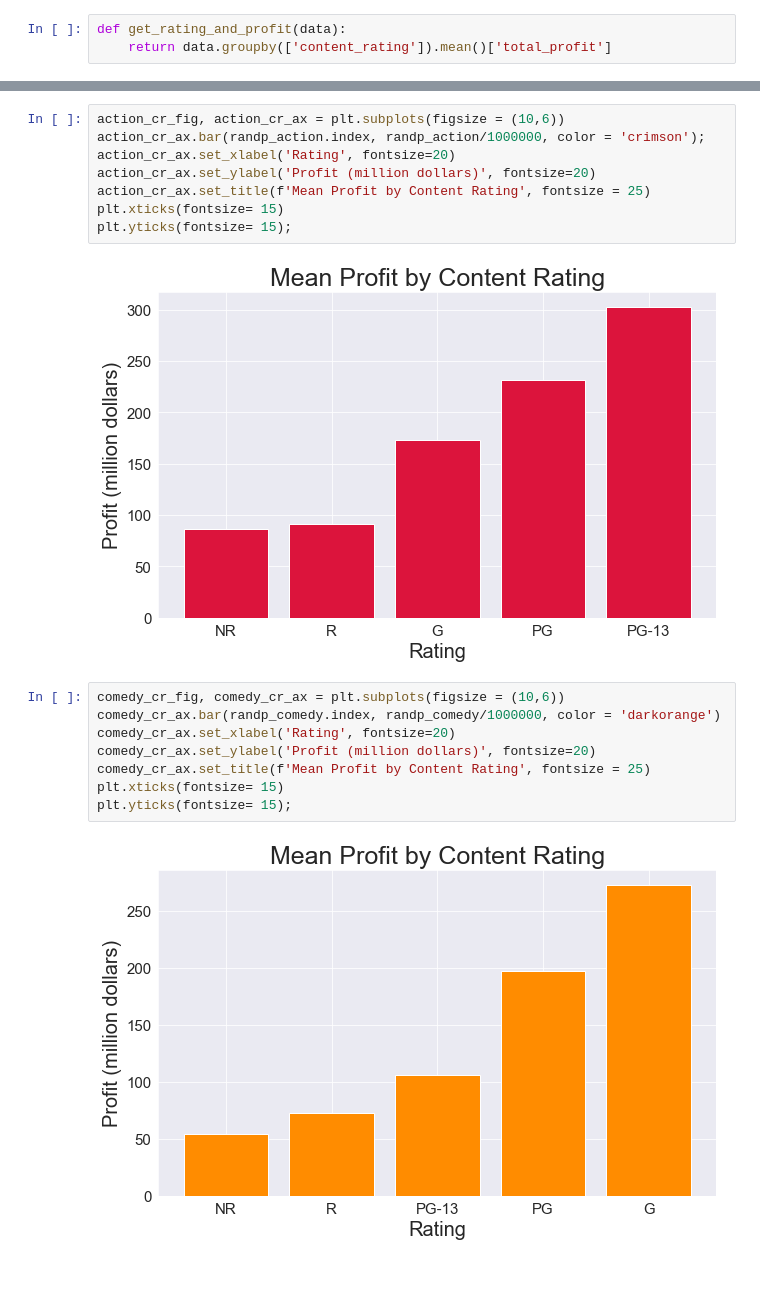
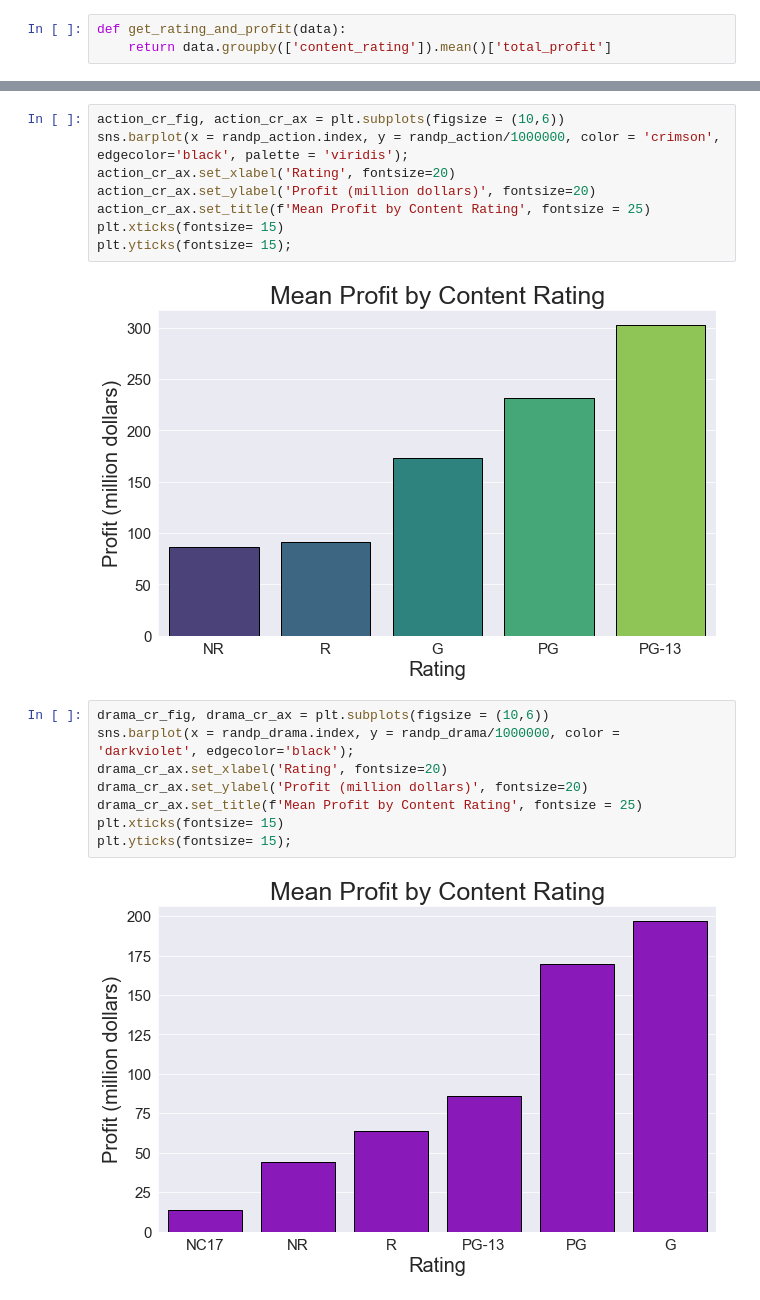
Before and after one commit to kjkahalley/optimal-film-analysis, a Jupyter notebook: master_notebook_kk.ipynb, the cells around one changed output, grey strips where cells are left out. Saved outputs shown, nothing was run; the diff lists cells and outputs as text.

```diff
--- a/master_notebook_kk.ipynb
+++ b/master_notebook_kk.ipynb
@@ -489,20 +502,20 @@ plt.yticks(fontsize= 15);
 # %%
 action_cr_fig, action_cr_ax = plt.subplots(figsize = (10,6))
-action_cr_ax.bar(randp_action.index, randp_action/1000000, color = 'crimson');
+sns.barplot(x = randp_action.index, y = randp_action/1000000, color = 'crimson', edgecolor='black', palette = 'viridis');
 action_cr_ax.set_xlabel('Rating', fontsize=20)
 action_cr_ax.set_ylabel('Profit (million dollars)', fontsize=20)
 action_cr_ax.set_title(f'Mean Profit by Content Rating', fontsize = 25)
 plt.xticks(fontsize= 15)
 plt.yticks(fontsize= 15);
 # %% [output]
-[figure, old version]
+[figure, new version]
 # %%
-comedy_cr_fig, comedy_cr_ax = plt.subplots(figsize = (10,6))
-comedy_cr_ax.bar(randp_comedy.index, randp_comedy/1000000, color = 'darkorange')
-comedy_cr_ax.set_xlabel('Rating', fontsize=20)
-comedy_cr_ax.set_ylabel('Profit (million dollars)', fontsize=20)
-comedy_cr_ax.set_title(f'Mean Profit by Content Rating', fontsize = 25)
+drama_cr_fig, drama_cr_ax = plt.subplots(figsize = (10,6))
+sns.barplot(x = randp_drama.index, y = randp_drama/1000000, color = 'darkviolet', edgecolor='black');
+drama_cr_ax.set_xlabel('Rating', fontsize=20)
+drama_cr_ax.set_ylabel('Profit (million dollars)', fontsize=20)
+drama_cr_ax.set_title(f'Mean Profit by Content Rating', fontsize = 25)
 plt.xticks(fontsize= 15)
 plt.yticks(fontsize= 15);
 # %% [output]
-[figure, old version]
+[figure, new version]
```
Also changed, not shown: parts of 38 cells of this notebook.
